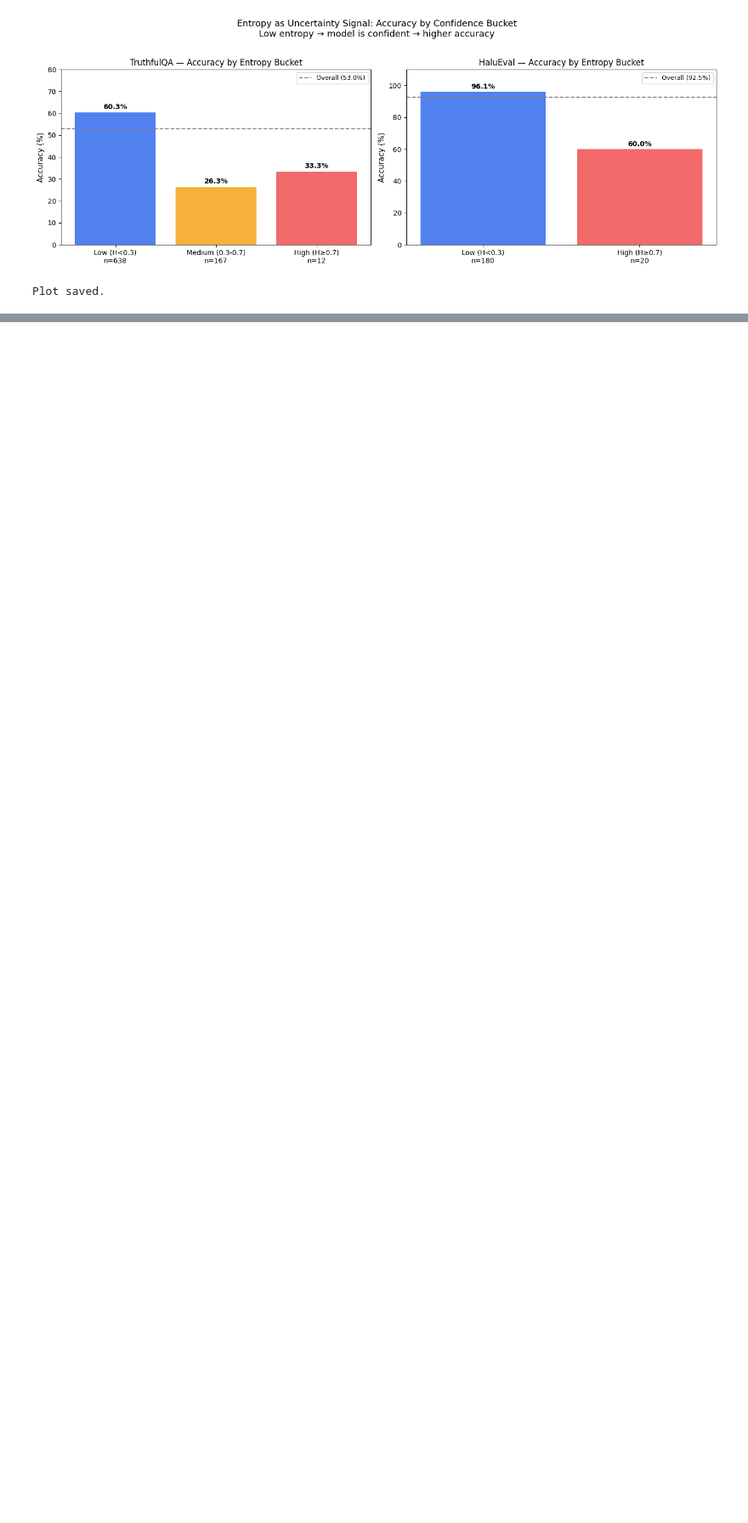
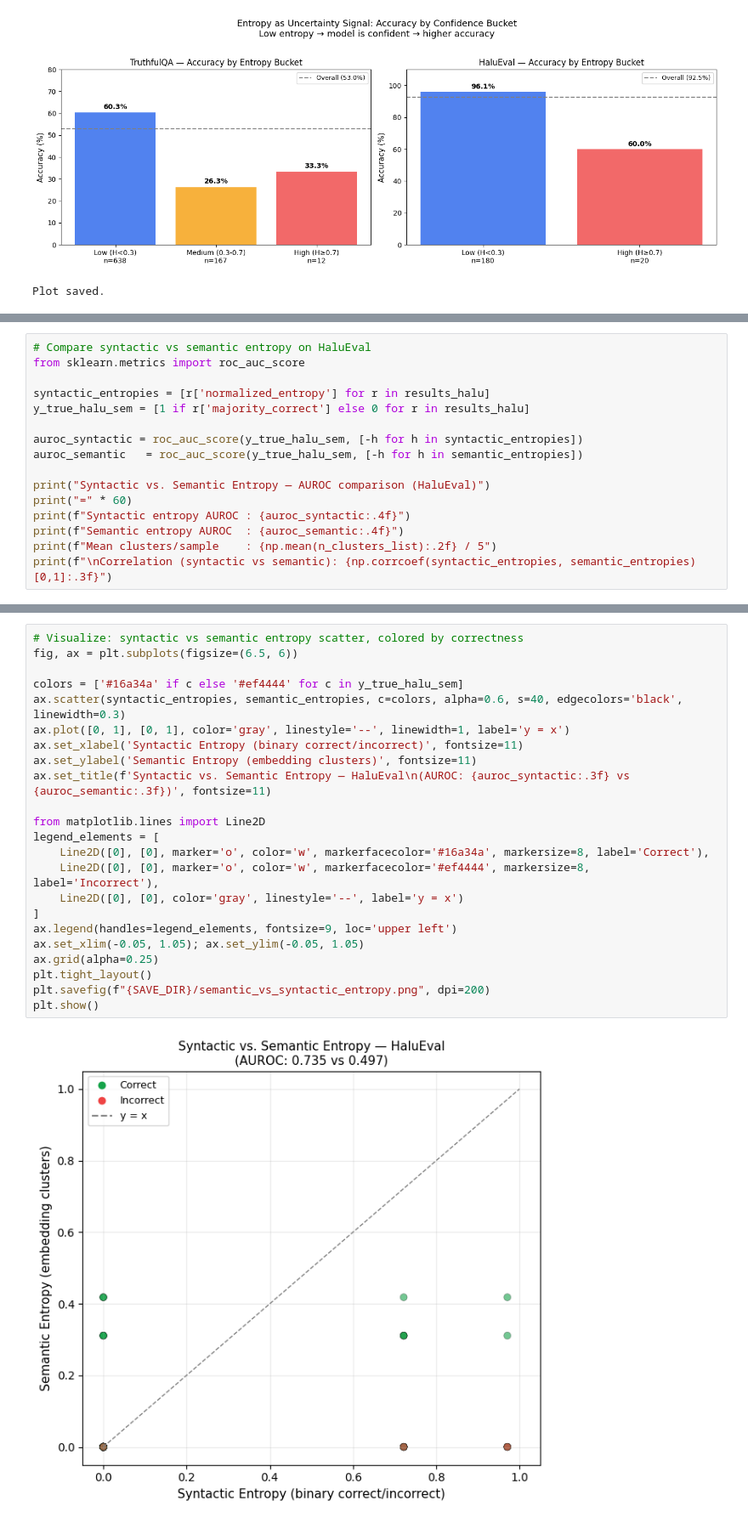
Before and after one commit to iremcesur/CENG467-Hallucination-Mitigation, a Jupyter notebook: 310201051_TermProject.ipynb, the cells around one changed output, grey strips where cells are left out. Shown at 85% size. Saved outputs shown, nothing was run; the diff lists cells and outputs as text; blank space fills up the shorter version.

```diff
--- a/310201051_TermProject.ipynb
+++ b/310201051_TermProject.ipynb
@@ -962,0 +1349,16 @@ Plot saved.
+# %%
+# Compare syntactic vs semantic entropy on HaluEval
+from sklearn.metrics import roc_auc_score
+
+syntactic_entropies = [r['normalized_entropy'] for r in results_halu]
+y_true_halu_sem = [1 if r['majority_correct'] else 0 for r in results_halu]
+
+auroc_syntactic = roc_auc_score(y_true_halu_sem, [-h for h in syntactic_entropies])
+auroc_semantic   = roc_auc_score(y_true_halu_sem, [-h for h in semantic_entropies])
+
+print("Syntactic vs. Semantic Entropy — AUROC comparison (HaluEval)")
+print("=" * 60)
+print(f"Syntactic entropy AUROC : {auroc_syntactic:.4f}")
+print(f"Semantic entropy AUROC  : {auroc_semantic:.4f}")
+print(f"Mean clusters/sample    : {np.mean(n_clusters_list):.2f} / 5")
+print(f"\nCorrelation (syntactic vs semantic): {np.corrcoef(syntactic_entropies, semantic_entropies)[0,1]:.3f}")
@@ -962,0 +1373,25 @@ Plot saved.
+# %%
+# Visualize: syntactic vs semantic entropy scatter, colored by correctness
+fig, ax = plt.subplots(figsize=(6.5, 6))
+
+colors = ['#16a34a' if c else '#ef4444' for c in y_true_halu_sem]
+ax.scatter(syntactic_entropies, semantic_entropies, c=colors, alpha=0.6, s=40, edgecolors='black', linewidth=0.3)
+ax.plot([0, 1], [0, 1], color='gray', linestyle='--', linewidth=1, label='y = x')
+ax.set_xlabel('Syntactic Entropy (binary correct/incorrect)', fontsize=11)
+ax.set_ylabel('Semantic Entropy (embedding clusters)', fontsize=11)
+ax.set_title(f'Syntactic vs. Semantic Entropy — HaluEval\n(AUROC: {auroc_syntactic:.3f} vs {auroc_semantic:.3f})', fontsize=11)
+
+from matplotlib.lines import Line2D
+legend_elements = [
+    Line2D([0], [0], marker='o', color='w', markerfacecolor='#16a34a', markersize=8, label='Correct'),
+    Line2D([0], [0], marker='o', color='w', markerfacecolor='#ef4444', markersize=8, label='Incorrect'),
+    Line2D([0], [0], color='gray', linestyle='--', label='y = x')
+]
+ax.legend(handles=legend_elements, fontsize=9, loc='upper left')
+ax.set_xlim(-0.05, 1.05); ax.set_ylim(-0.05, 1.05)
+ax.grid(alpha=0.25)
+plt.tight_layout()
+plt.savefig(f"{SAVE_DIR}/semantic_vs_syntactic_entropy.png", dpi=200)
+plt.show()
+# %% [output]
+[figure, added]
```
Also changed, not shown: parts of 20 cells of this notebook.
